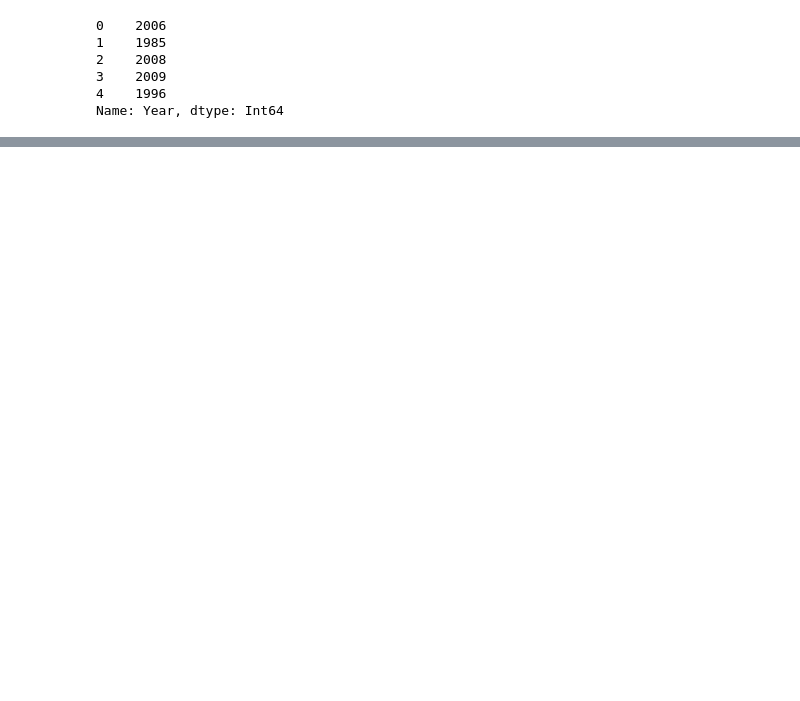
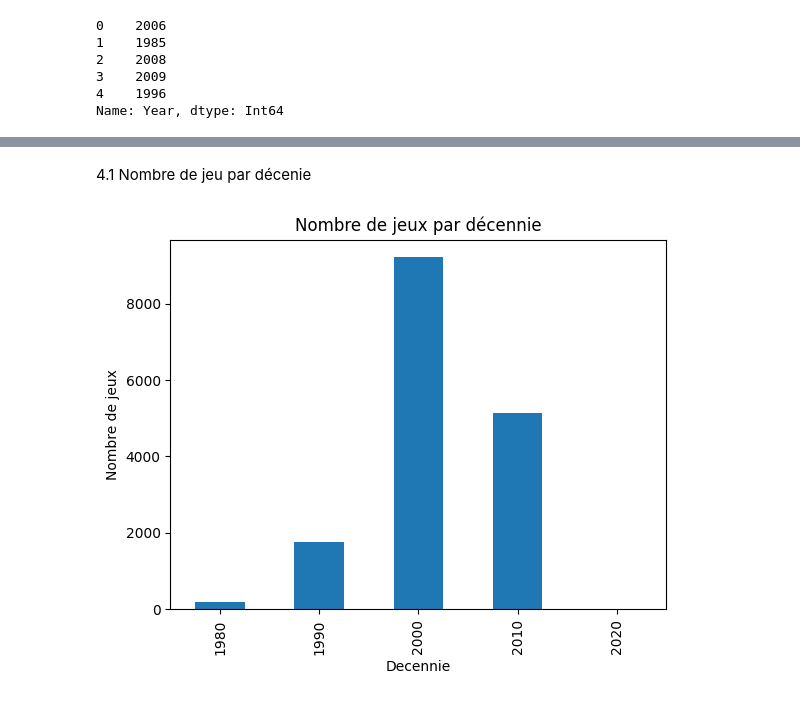
Before and after one commit to Ilyies07/video-games-data-analysis, a Jupyter notebook: analyse.ipynb, the cells around one changed output, grey strips where cells are left out. Cells and saved outputs as stored; diff of their text form; code cells hidden in the pictures; blank space fills up the shorter version.

Commit message:
Ajout des analyses (Graphique) + modification du README

```diff
--- a/analyse.ipynb
+++ b/analyse.ipynb
@@ -5,11 +7,15 @@ from matplotlib.pylab import * # pour faire des graphiques
 # %%
-df = read_csv('vgsales.csv')
+import pandas as pd
+import numpy as np
+import matplotlib.pyplot as plt
 
-df.shape            # nombre de lignes/colonnes
-df.info()           # types de chaque colonne, valeurs manquantes
-df.describe()       # stats de base sur les colonnes numériques
-df.head()           # un aperçu des premières lignes
-df.isna().sum()     # combien de valeurs manquantes par colonne
+df = pd.read_csv("vgsales.csv")
+
+df.shape
+df.info()
+df.describe()
+df.head()
+df.isna().sum()
 # %% [output]
 <class 'pandas.DataFrame'>
 RangeIndex: 16598 entries, 0 to 16597
@@ -79,5 +81,0 @@ On a donc 271 cellules vides dans la colonne Year et 58 colonnes vides dans la c
-# %%
-df["Year"] = df["Year"].fillna("N/A")
-yearVoid = year[year == "N/A"]
-print(yearVoid.head())
-print(df["Year"].unique())
@@ -97,6 +90,4 @@ On a donc remplacé les vides par des "N/A" (Non Attribué) faisons de meme pour
 # %%
-df["Publisher"] = df["Publisher"].fillna("N/A")
-publisherVoid = publisher[publisher == "N/A"]
-print(publisherVoid.head())
-print(df["Publisher"].unique())
+df["Publisher"] = df["Publisher"].fillna("Unknown")
+df["Publisher"].unique()
 # %% [output]
@@ -133,0 +128,3 @@ Name: Year, dtype: Int64
+# %%
+df["Decennie"] = (df["Year"] // 10) * 10
+df.head()
@@ -133,0 +138,10 @@ Name: Year, dtype: Int64
+# %% [markdown]
+4.1 Nombre de jeu par décenie
+# %%
+df["Decennie"].value_counts().sort_index().plot(kind="bar")
+plt.xlabel("Decennie")
+plt.ylabel("Nombre de jeux")
+plt.title("Nombre de jeux par décennie")
+plt.show()
+# %% [output]
+[figure, added]
```
Also changed, not shown: parts of 33 cells of this notebook, 1 other file.
